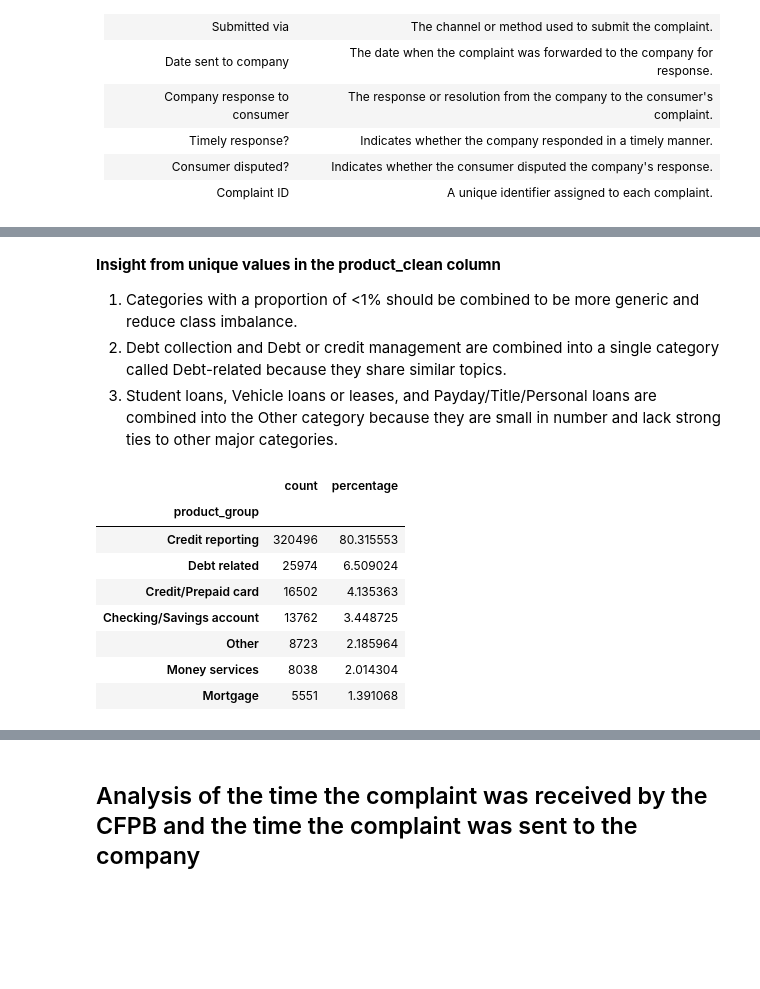
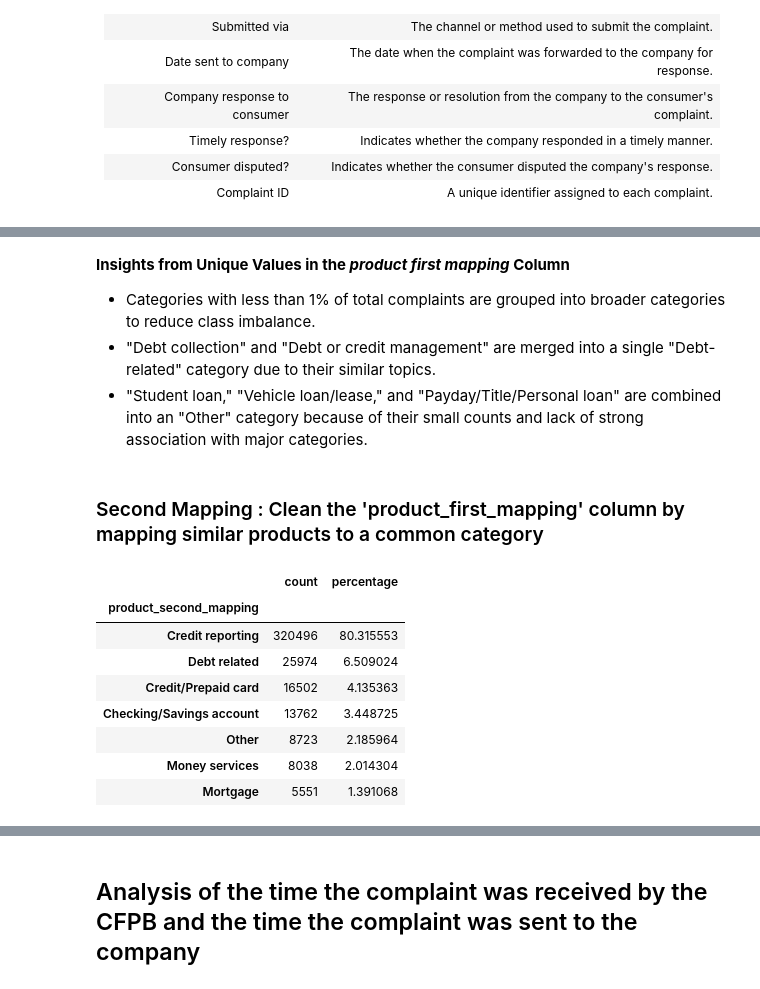
Before and after one commit to FillipusAditya/final-project-compfest17-bebek-ngapak, a Jupyter notebook: main.ipynb, the cells around one changed output, grey strips where cells are left out. Cells and saved outputs as stored; diff of their text form; code cells hidden in the pictures; blank space fills up the shorter version.

```diff
--- a/main.ipynb
+++ b/main.ipynb
@@ -143,4 +287,5 @@ list(sample_df['product'].unique())
 # %%
+# Define a mapping dictionary for product categories
 mapping = {
     'Credit reporting, credit repair services, or other personal consumer reports': 'Credit reporting',
     'Credit reporting or other personal consumer reports': 'Credit reporting',
@@ -151,4 +296,11 @@ mapping = {
     'Payday loan, title loan, personal loan, or advance loan': 'Payday/Title/Personal loan'
 }
 
-sample_df['product_clean'] = sample_df['product'].replace(mapping)
+# Replace the 'product' column values using the mapping dictionary
+sample_df['product_first_mapping'] = sample_df['product'].replace(mapping)
+
+# Summarize the product categories after the first mapping
+summary_first_product_mapping = summarize_categories(sample_df, column='product_first_mapping')
+
+# Display the summary DataFrame after the first mapping
+summary_first_product_mapping
@@ -182,44 +336,40 @@ summary
 # %% [markdown]
-**Insight from unique values in the product_clean column**
+**Insights from Unique Values in the _product first mapping_ Column**
 
-1. Categories with a proportion of <1% should be combined to be more generic and reduce class imbalance.
-2. Debt collection and Debt or credit management are combined into a single category called Debt-related because they share similar topics.
-3. Student loans, Vehicle loans or leases, and Payday/Title/Personal loans are combined into the Other category because they are small in number and lack strong ties to other major categories.
+- Categories with less than 1% of total complaints are grouped into broader categories to reduce class imbalance.
+- "Debt collection" and "Debt or credit management" are merged into a single "Debt-related" category due to their similar topics.
+- "Student loan," "Vehicle loan/lease," and "Payday/Title/Personal loan" are combined into an "Other" category because of their small counts and lack of strong association with major categories.
+# %% [markdown]
+### Second Mapping : Clean the 'product_first_mapping' column by mapping similar products to a common category
 # %%
-def group_products(product):
+# Define a function to group products into broader categories
+def second_product_mapping(product):
     if product == 'Credit reporting':
         return 'Credit reporting'
     elif product == 'Credit card / Prepaid card':
         return 'Credit/Prepaid card'
     elif product in ['Debt collection', 'Debt or credit management']:
         return 'Debt related'
     elif product == 'Checking or savings account':
         return 'Checking/Savings account'
     elif product == 'Money transfer, virtual currency, or money service':
         return 'Money services'
     elif product == 'Mortgage':
         return 'Mortgage'
     else:
         return 'Other'  # Student loan, Vehicle loan/lease, Payday/Title/Personal loan
 
-sample_df['product_group'] = sample_df['product_clean'].apply(group_products)
+# Apply the grouping function to the 'product_first_mapping' column
+sample_df['product_second_mapping'] = sample_df['product_clean'].apply(second_product_mapping)
 
-# Count the number of data per category
-count_per_category = sample_df['product_group'].value_counts()
+# Summarize the product categories after the second mapping
+summary_second_product_mapping = summarize_categories(sample_df, column='product_second_mapping')
 
-# Calculate the percentage per category
-percentage_per_category = sample_df['product_group'].value_counts(normalize=True) * 100
-
-# Combine into one table
-summary = pd.DataFrame({
-    'count': count_per_category,
-    'percentage': percentage_per_category
-})
-
-summary
+# Display the summary DataFrame after the second mapping
+summary_second_product_mapping
 # %% [output]
 |  | count | percentage |
-| product_group |  |  |
+| product_second_mapping |  |  |
 | Credit reporting | 320496 | 80.315553 |
 | Debt related | 25974 | 6.509024 |
 | Credit/Prepaid card | 16502 | 4.135363 |
```
Also changed, not shown: parts of 40 cells of this notebook.
